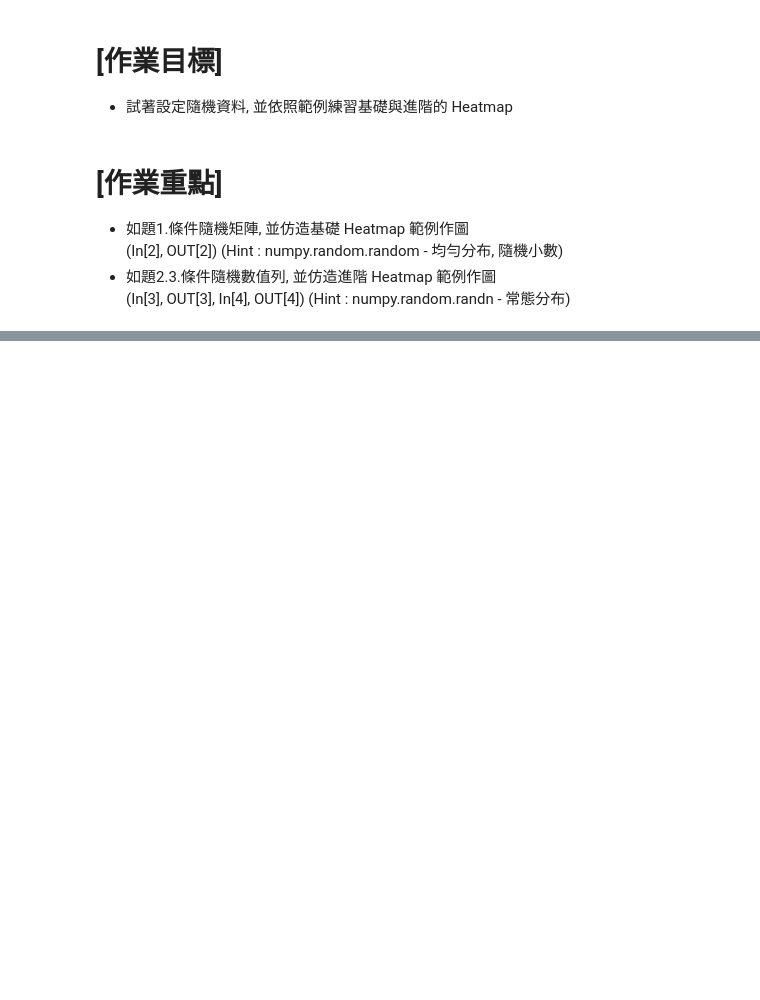
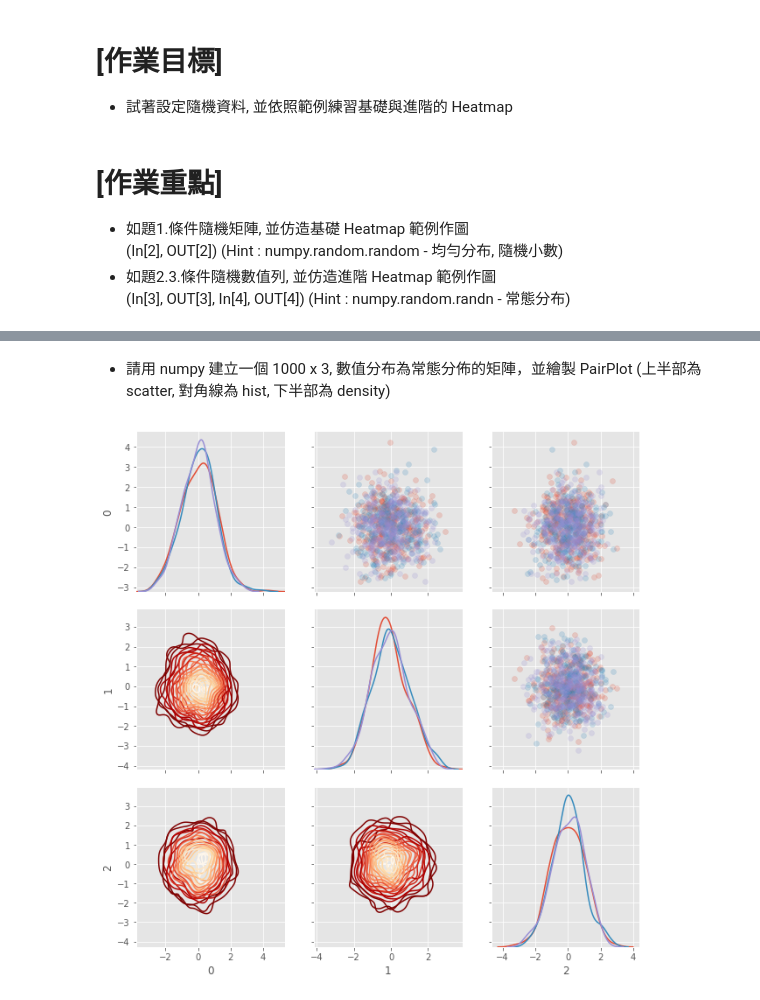
Before and after one commit to maggieChangFun/2nd-ML100Days, a Jupyter notebook: homework/Day_015_HW.ipynb, the cells around one changed output, grey strips where cells are left out. Cells and saved outputs as stored; diff of their text form; code cells hidden in the pictures; blank space fills up the shorter version.

```diff
--- a/homework/Day_015_HW.ipynb
+++ b/homework/Day_015_HW.ipynb
@@ -63,24 +89,23 @@ plt.show()
+# %% [markdown]
+- 請用 numpy 建立一個 1000 x 3, 數值分布為常態分佈的矩陣，並繪製 PairPlot (上半部為 scatter, 對角線為 hist, 下半部為 density)
 # %%
 nrow = 1000
 ncol = 3
-"""
-Your Code Here
-"""
-matrix =
+
+matrix = np.random.randn(1000,3)
 
 # 隨機給予 0, 1, 2 三種標籤
 indice = np.random.choice([0,1,2], size=nrow)
 plot_data = pd.DataFrame(matrix, indice).reset_index()
 
 # 繪製 seborn 進階 Heatmap
 grid = sns.PairGrid(data = plot_data, size = 3, diag_sharey=False,
                     hue = 'index', vars = [x for x in list(plot_data.columns) if x != 'index'])
-"""
-Your Code Here
-Please replace "..." to correct plot function
-"""
-grid.map_upper(... , alpha = 0.2)
-grid.map_diag(... )
-grid.map_lower(... , cmap = plt.cm.OrRd_r)
+
+grid.map_upper(plt.scatter, alpha = 0.2)
+grid.map_diag(sns.kdeplot)
+grid.map_lower(sns.kdeplot, cmap = plt.cm.OrRd_r)
 
 plt.show()
+# %% [output]
+[figure, added]
```
Also changed, not shown: parts of 6 cells of this notebook.
